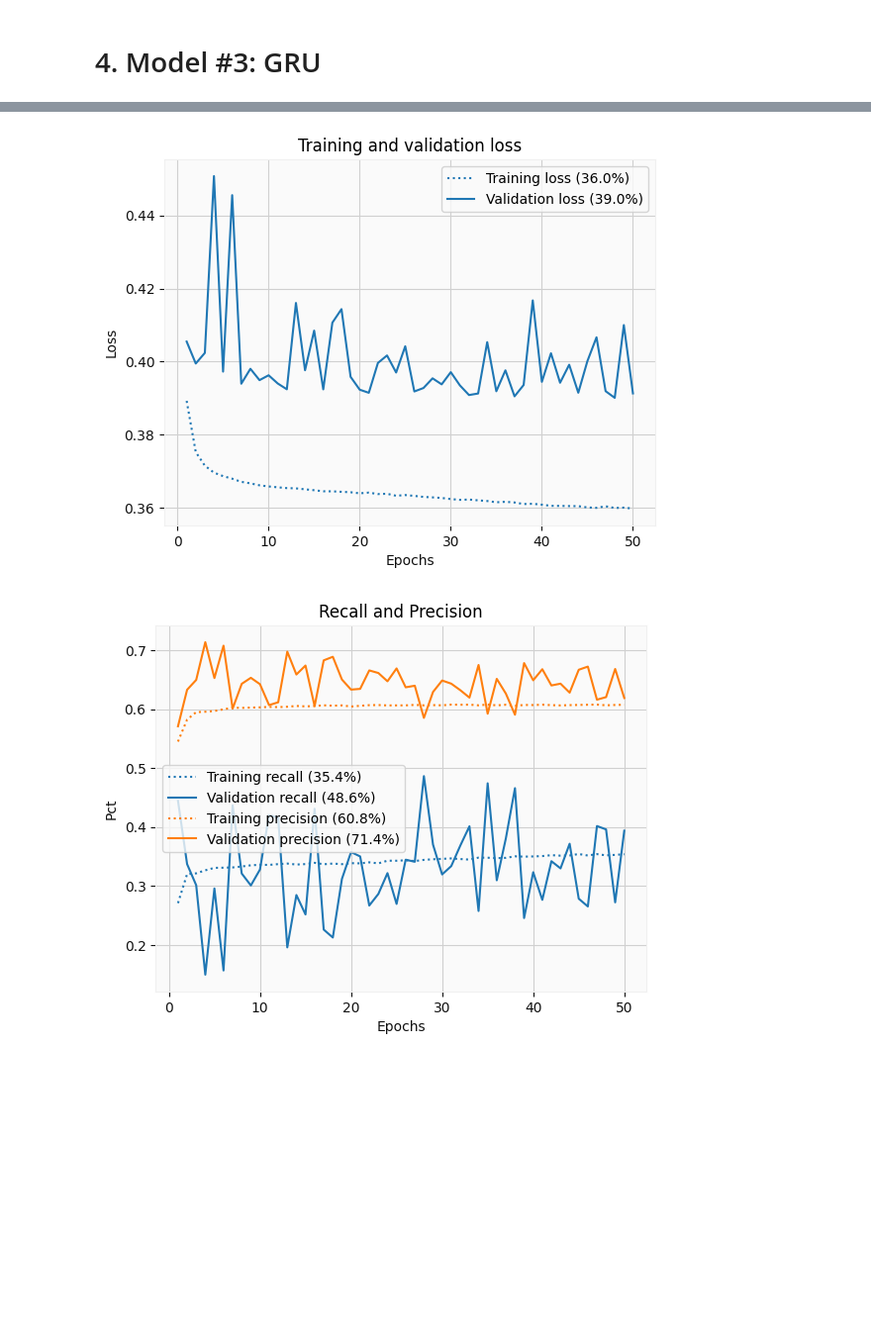
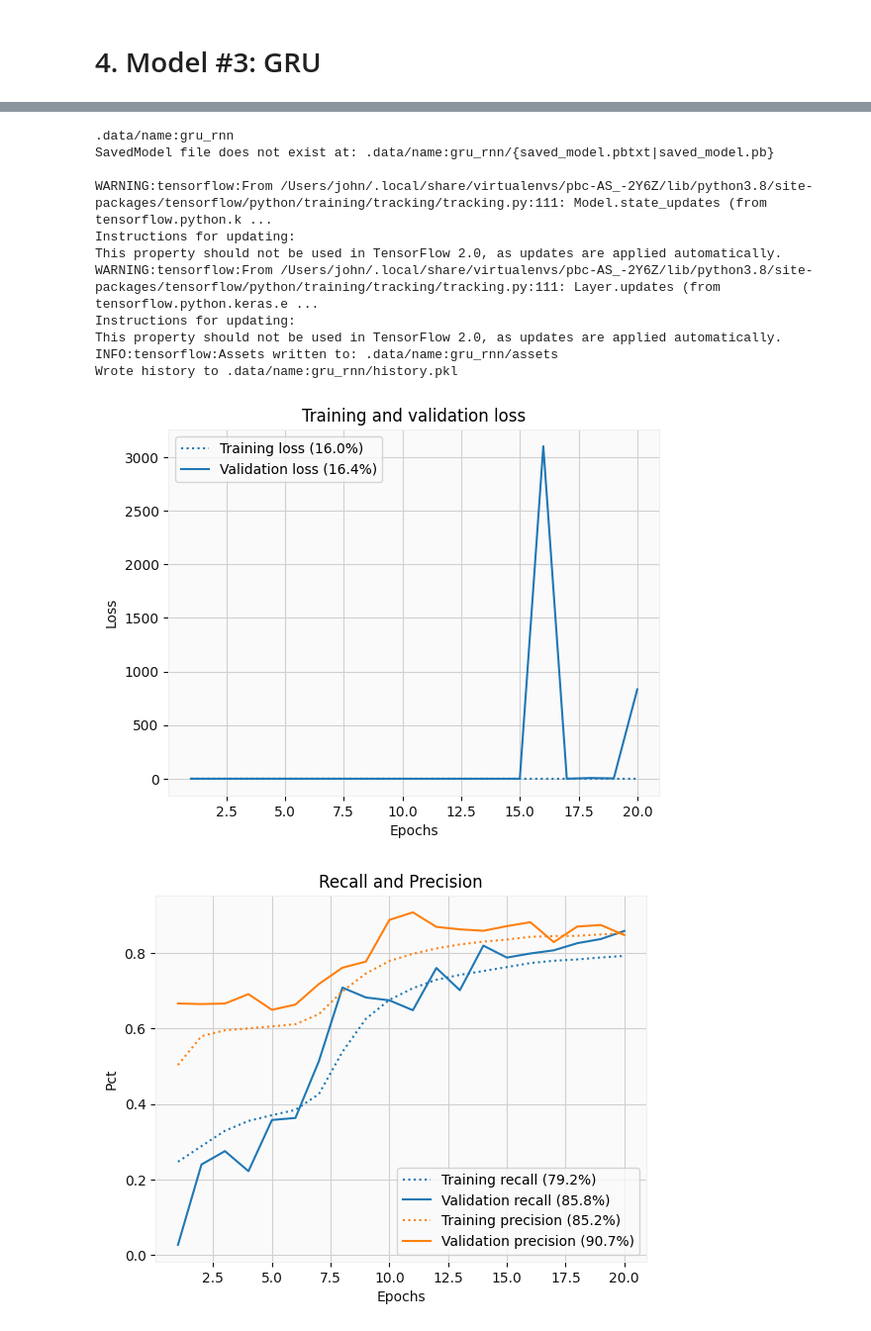
Before and after one commit to itsjohnward/pbc, a Jupyter notebook: pbc-analysis.ipynb, the cells around one changed output, grey strips where cells are left out. Shown: that part at 99% size. Saved outputs shown, nothing was run; the diff lists cells and outputs as text; code cells hidden in the pictures; blank space fills up the shorter version.

```diff
--- a/pbc-analysis.ipynb
+++ b/pbc-analysis.ipynb
@@ -508,13 +530,3 @@ Total params: 18,442
 Trainable params: 18,442
 Non-trainable params: 0
 _________________________________________________________________
-# %%
-model.compile(loss='binary_crossentropy',
-              metrics=['accuracy', Precision(), Recall(), AUC(multi_label=True)])
-
-history = model.fit(np.stack(X_RNN_train['trailing_col'].values),
-                    y_RNN_train,
-                    validation_data=(np.stack(X_RNN_val['trailing_col'].values),
-                                     y_RNN_val),
-                    epochs=50,
-                    batch_size=20)
@@ -539,8 +533,23 @@ Epoch 50/50
-# %%
-plot_loss(history)
-# %% [output]
-[figure, removed]
-# %%
-plot_recall_precision(history)
-# %% [output]
-[figure, removed]
+# %%
+model, history = save_or_load(model,
+                              X_RNN_train,
+                              y_RNN_train,
+                              X_RNN_val,
+                              y_RNN_val,
+                              stack_X=True,
+                              name='gru_rnn')
+evaluate_model(history)
+# %% [output]
+.data/name:gru_rnn
+SavedModel file does not exist at: .data/name:gru_rnn/{saved_model.pbtxt|saved_model.pb}
+
+WARNING:tensorflow:From /Users/john/.local/share/virtualenvs/pbc-AS_-2Y6Z/lib/python3.8/site-packages/tensorflow/python/training/tracking/tracking.py:111: Model.state_updates (from tensorflow.python.k ...
+Instructions for updating:
+This property should not be used in TensorFlow 2.0, as updates are applied automatically.
+WARNING:tensorflow:From /Users/john/.local/share/virtualenvs/pbc-AS_-2Y6Z/lib/python3.8/site-packages/tensorflow/python/training/tracking/tracking.py:111: Layer.updates (from tensorflow.python.keras.e ...
+Instructions for updating:
+This property should not be used in TensorFlow 2.0, as updates are applied automatically.
+INFO:tensorflow:Assets written to: .data/name:gru_rnn/assets
+Wrote history to .data/name:gru_rnn/history.pkl
+[figure, added]
+[figure, added]
```
Also changed, not shown: parts of 30 cells of this notebook.
